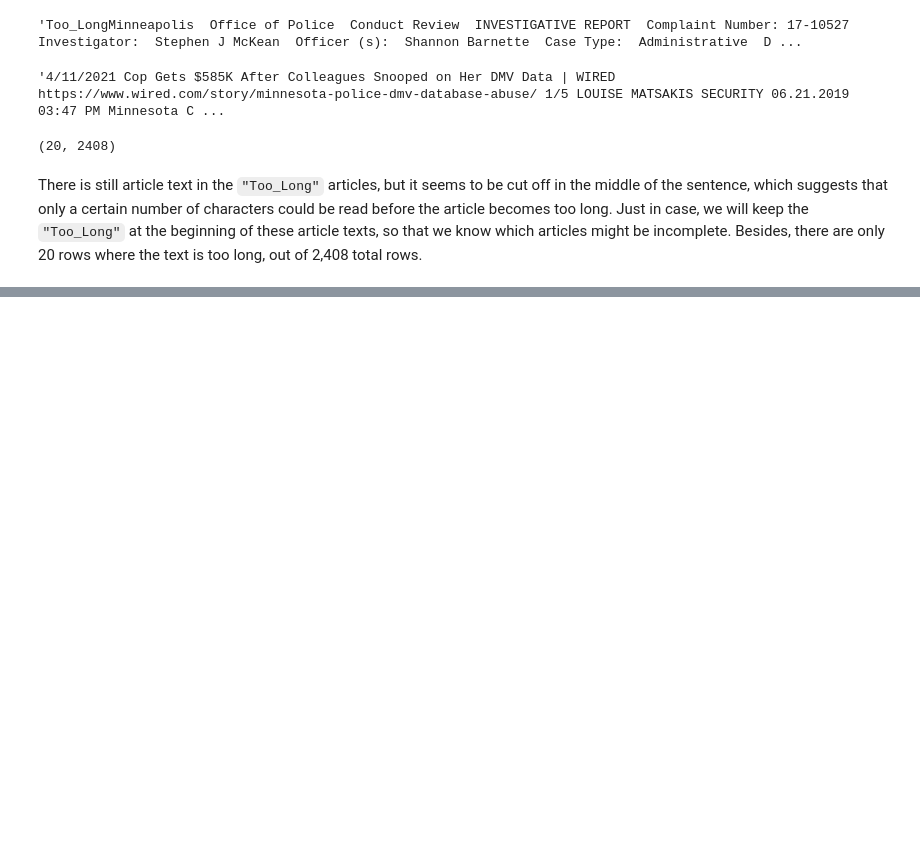
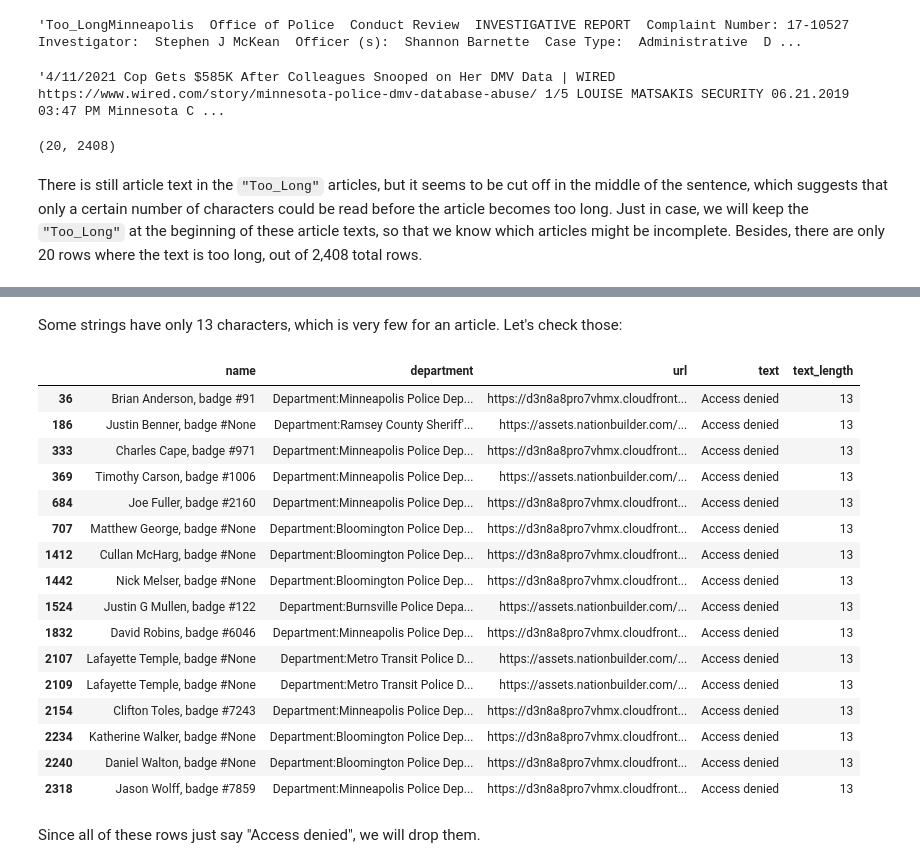
Before and after one commit to mendible/DATA5960-social-good, a Jupyter notebook: data_prep.ipynb, the cells around one changed output, grey strips where cells are left out. Drawn from its saved outputs; the diff is of its cells as text; code cells hidden in the pictures; blank space fills up the shorter version.

Commit message:
More data cleaning

```diff
--- a/data_prep.ipynb
+++ b/data_prep.ipynb
@@ -211,0 +268,2 @@ Potential problems with this data cleaning code:
+# %%
+df.drop(index=2258, inplace=True)
@@ -211,0 +369,3 @@ Potential problems with this data cleaning code:
+# %%
+df = df.drop_duplicates(ignore_index=True) # remove duplicate rows and reset the index to a (new) sequential integer index
+len(df)
@@ -211,0 +394,5 @@ Potential problems with this data cleaning code:
+# %%
+print(f"Text: {df.copy().loc[1809, "text"]}")
+print(f"URL: {df.copy().loc[1809, "url"]}")
+
+df = df.drop(index=1809) # Drop row since it has a bunch of gibberish characters
@@ -211,0 +412,6 @@ Potential problems with this data cleaning code:
+# %%
+# Add a column for the length of each string in the text column, just for data cleaning purposes. We will remove it after data cleaning.
+df["text_length"] = df["text"].str.len()
+
+for length in sorted(list(df["text_length"])): # print the string length of each entry, in ascending order
+    print(length)
@@ -211,0 +445,25 @@ Potential problems with this data cleaning code:
+# %% [markdown]
+Some strings have only 13 characters, which is very few for an article. Let's check those:
+# %%
+rows_13 = df.loc[df["text_length"] == 13] # all data rows where text length is 13
+rows_13
+# %% [output]
+|  | name | department | url | text | text_length |
+| 36 | Brian Anderson, badge #91 | Department:Minneapolis Police Dep... | https://d3n8a8pro7vhmx.cloudfront... | Access denied | 13 |
+| 186 | Justin Benner, badge #None | Department:Ramsey County Sheriff'... | https://assets.nationbuilder.com/... | Access denied | 13 |
+| 333 | Charles Cape, badge #971 | Department:Minneapolis Police Dep... | https://d3n8a8pro7vhmx.cloudfront... | Access denied | 13 |
+| 369 | Timothy Carson, badge #1006 | Department:Minneapolis Police Dep... | https://assets.nationbuilder.com/... | Access denied | 13 |
+| 684 | Joe Fuller, badge #2160 | Department:Minneapolis Police Dep... | https://d3n8a8pro7vhmx.cloudfront... | Access denied | 13 |
+| 707 | Matthew George, badge #None | Department:Bloomington Police Dep... | https://d3n8a8pro7vhmx.cloudfront... | Access denied | 13 |
+| 1412 | Cullan McHarg, badge #None | Department:Bloomington Police Dep... | https://d3n8a8pro7vhmx.cloudfront... | Access denied | 13 |
+| 1442 | Nick Melser, badge #None | Department:Bloomington Police Dep... | https://d3n8a8pro7vhmx.cloudfront... | Access denied | 13 |
+| 1524 | Justin G Mullen, badge #122 | Department:Burnsville Police Depa... | https://assets.nationbuilder.com/... | Access denied | 13 |
+| 1832 | David Robins, badge #6046 | Department:Minneapolis Police Dep... | https://d3n8a8pro7vhmx.cloudfront... | Access denied | 13 |
+| 2107 | Lafayette Temple, badge #None | Department:Metro Transit Police D... | https://assets.nationbuilder.com/... | Access denied | 13 |
+| 2109 | Lafayette Temple, badge #None | Department:Metro Transit Police D... | https://assets.nationbuilder.com/... | Access denied | 13 |
+| 2154 | Clifton Toles, badge #7243 | Department:Minneapolis Police Dep... | https://d3n8a8pro7vhmx.cloudfront... | Access denied | 13 |
+| 2234 | Katherine Walker, badge #None | Department:Bloomington Police Dep... | https://d3n8a8pro7vhmx.cloudfront... | Access denied | 13 |
+| 2240 | Daniel Walton, badge #None | Department:Bloomington Police Dep... | https://d3n8a8pro7vhmx.cloudfront... | Access denied | 13 |
+| 2318 | Jason Wolff, badge #7859 | Department:Minneapolis Police Dep... | https://d3n8a8pro7vhmx.cloudfront... | Access denied | 13 |
+# %% [markdown]
+Since all of these rows just say "Access denied", we will drop them.
```
Also changed, not shown: parts of 74 cells of this notebook, 1 other file.
